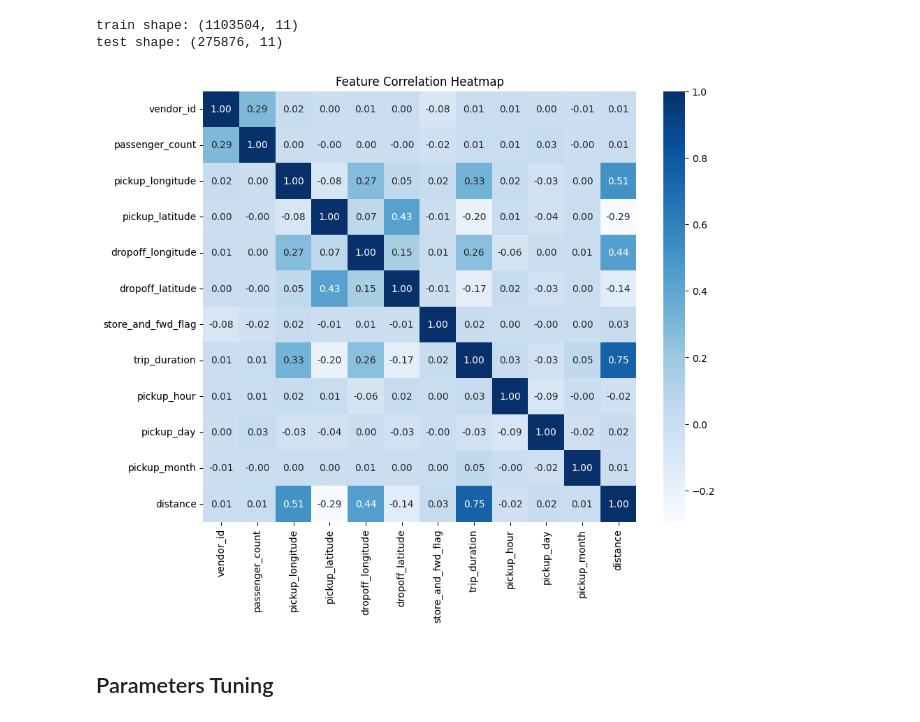
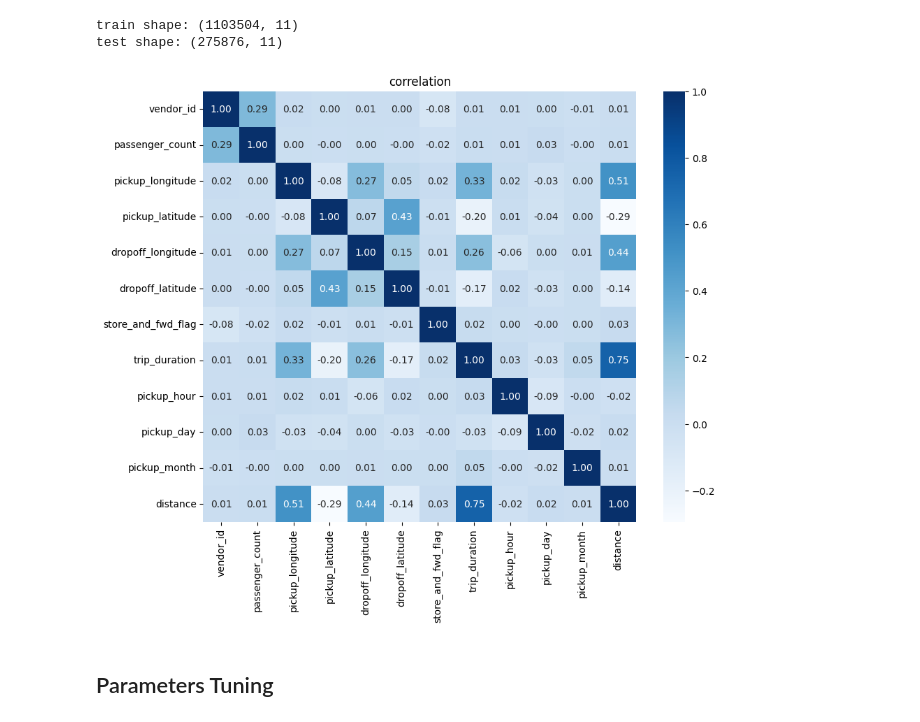
Before and after one commit to Lord-Mahdi1383/NYC_taxi_trip_duration_prediction, a Jupyter notebook: trip_duration_prediction.ipynb, the cells around one changed output. Cells and saved outputs as stored; diff of their text form; code cells hidden in the pictures.

```diff
--- a/trip_duration_prediction.ipynb
+++ b/trip_duration_prediction.ipynb
@@ -353,14 +353,13 @@ print(f"test shape: {X_test.shape}")
 train shape: (1103504, 11)
 test shape: (275876, 11)
 # %%
-# Example to run after creating df_clean
 plt.figure(figsize=(10, 8))
 corr = df_clean.corr()
 sns.heatmap(corr, annot=True, fmt='.2f', cmap='Blues')
-plt.title('Feature Correlation Heatmap')
+plt.title('correlation')
 plt.show()
 # %% [output]
-[figure, old version]
+[figure, new version]
 # %% [markdown]
 ## Parameters Tuning
 # %%
```
Also changed, not shown: parts of 1 cell of this notebook.
